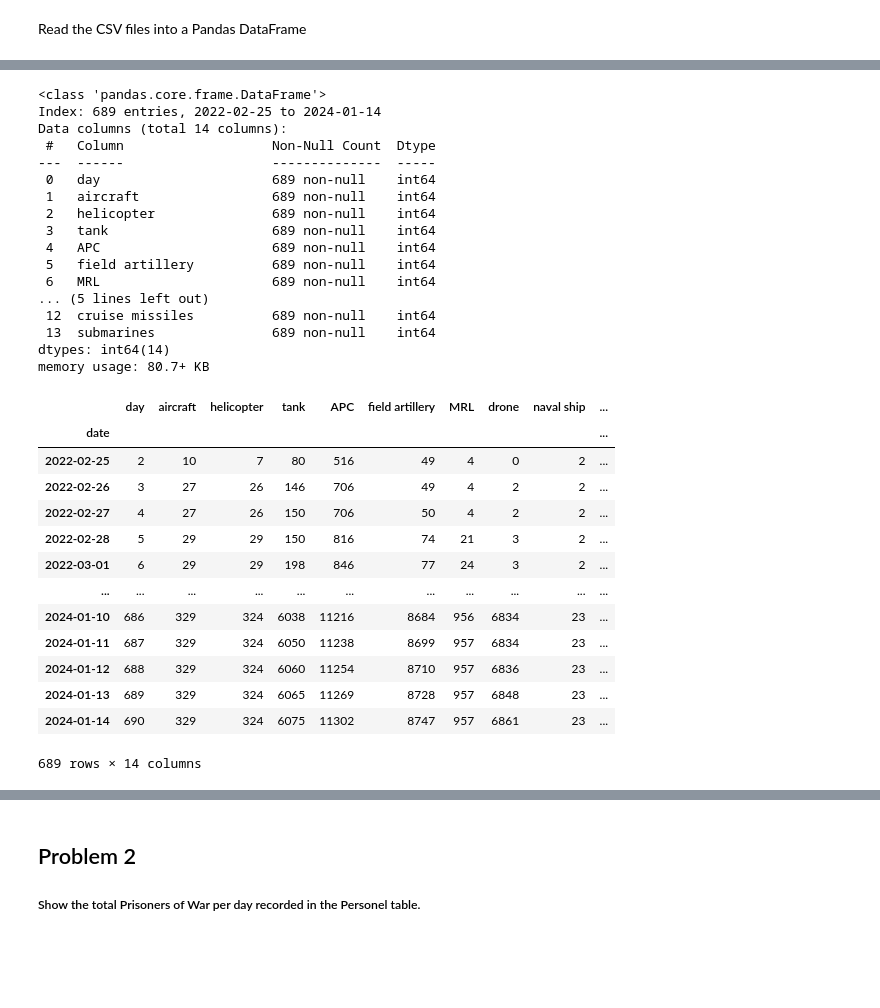
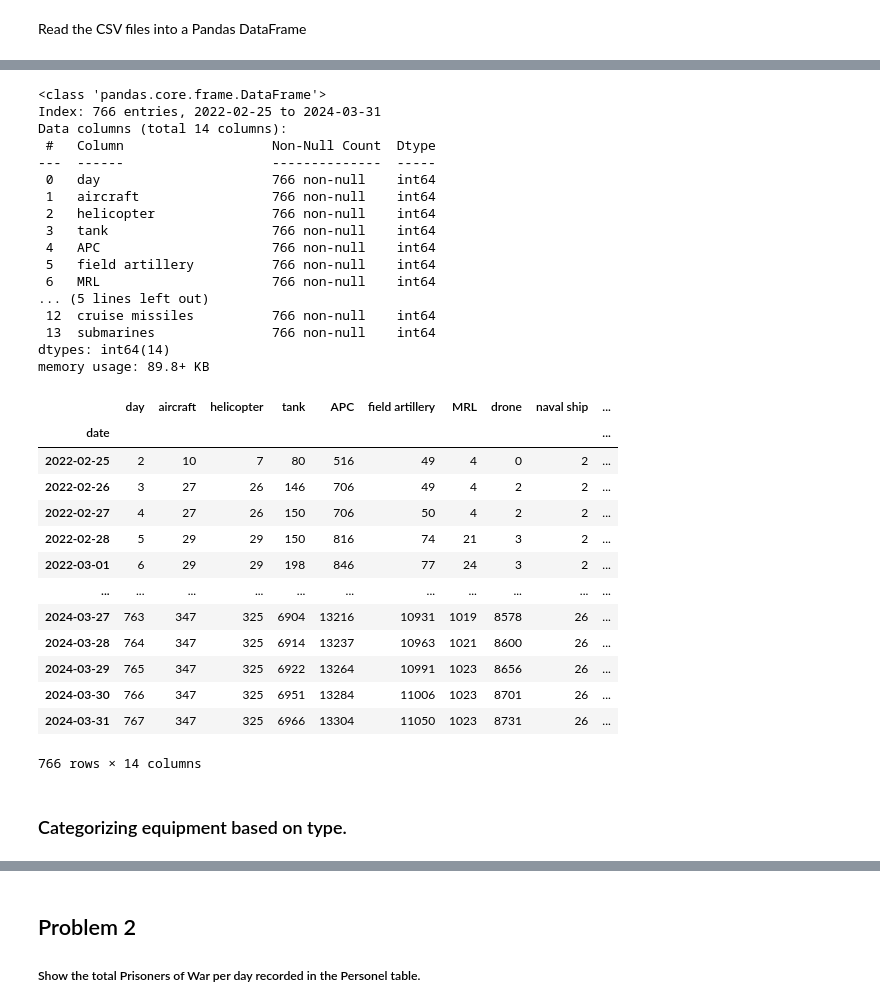
Before and after one commit to Sonya-7/Russian_Invasion_of_Ukraine, a Jupyter notebook: russian-invasion-of-ukraine.ipynb, the cells around one changed output, grey strips where cells are left out. Cells and saved outputs as stored; diff of their text form; code cells hidden in the pictures; blank space fills up the shorter version.

```diff
--- a/russian-invasion-of-ukraine.ipynb
+++ b/russian-invasion-of-ukraine.ipynb
@@ -37,3 +37,5 @@ Read the CSV files into a Pandas DataFrame
 # %%
 russian_personnel = pd.read_csv('../input/2022-ukraine-russian-war/russia_losses_personnel.csv')
 russian_equipment = pd.read_csv('../input/2022-ukraine-russian-war/russia_losses_equipment.csv')
+russian_equipment_adj = pd.read_csv('../input/2022-ukraine-russian-war/russia_losses_equipment_correction.csv')
+print('import complete'.title())
@@ -143,0 +213,18 @@ russian_equipment.isnull()
+# %%
+# merge equipment cells to account for corrections in counts
+merged_df=pd.merge(russian_equipment, russian_equipment_adj, on='date', how='left')
+merged_df.fillna(0, inplace=True)
+
+# Add the numerical values from common columns together
+common_columns=list(russian_equipment_adj.columns.drop(['day','date']))
+for col in common_columns:
+    if col + '_x' in merged_df.columns and col + '_y' in merged_df.columns:
+        merged_df[col] = merged_df[col + '_x'] + merged_df[col + '_y']
+
+# Drop the original columns after adding their values
+merged_df.drop([col + '_x' for col in common_columns]
+               + [col + '_y' for col in common_columns]
+               + ['day_y'], axis=1, inplace=True)
+
+# Check to see if data is corrected
+merged_df[merged_df['date'].isin(list(russian_equipment_adj['date']))]
@@ -143,0 +236,5 @@ russian_equipment.isnull()
+# %%
+# corrected data used to replace original equipment data
+russian_equipment = merged_df[::-1]
+
+russian_equipment.head(10)
@@ -144,6 +268,5 @@ russian_equipment.isnull()
 # %%
-#fill empty spaces in Dataframe with zeroes and set index for sorting by date.
-russian_equipment.fillna(0, inplace=True)
+#set index for sorting by date.
 russian_equipment.set_index('date', inplace=True)
 russian_equipment.info()
 # %% [output]
@@ -167,44 +311,52 @@ memory usage: 102.3+ KB
 # %%
-#Consolidating repetitive columns and deleting blank ones
-russian_equipment['vehicles and fuel tanks'] += russian_equipment['fuel tank']
-russian_equipment['special equipment'] += russian_equipment['military auto']
+# Set the pandas option to suppress the warning *update later*
+pd.set_option('mode.chained_assignment', None)
 
-russian_equipment.drop(columns={'mobile SRBM system', 'fuel tank', 'military auto', 'greatest losses direction'}, inplace=True)
+# Consolidating repetitive columns (according to the dataset updates) and deleting blank ones
+russian_equipment.loc[:,'vehicles and fuel tanks'] += (russian_equipment.loc[:,'fuel tank']
+                                             + russian_equipment.loc[:,'military auto'])
+russian_equipment.loc[:,'cruise missiles'] += russian_equipment.loc[:,'mobile SRBM system']
 
-#Change all remaining numeric data to type int
+russian_equipment.drop(columns={'fuel tank', 'military auto', 'mobile SRBM system'
+                                , 'greatest losses direction'}, inplace=True)
+russian_equipment.rename({'day_x':'day'}, axis=1, inplace=True)
+
+#Change all remaining numeric data to type integer
 russian_equipment = russian_equipment.astype(int)
 russian_equipment.info()
 russian_equipment
 # %% [output]
 <class 'pandas.core.frame.DataFrame'>
-Index: 689 entries, 2022-02-25 to 2024-01-14
+Index: 766 entries, 2022-02-25 to 2024-03-31
 Data columns (total 14 columns):
  #   Column                   Non-Null Count  Dtype
 ---  ------                   --------------  -----
- 0   day                      689 non-null    int64
- 1   aircraft                 689 non-null    int64
- 2   helicopter               689 non-null    int64
- 3   tank                     689 non-null    int64
- 4   APC                      689 non-null    int64
- 5   field artillery          689 non-null    int64
- 6   MRL                      689 non-null    int64
+ 0   day                      766 non-null    int64
+ 1   aircraft                 766 non-null    int64
+ 2   helicopter               766 non-null    int64
+ 3   tank                     766 non-null    int64
+ 4   APC                      766 non-null    int64
+ 5   field artillery          766 non-null    int64
+ 6   MRL                      766 non-null    int64
 ... (5 lines left out)
- 12  cruise missiles          689 non-null    int64
- 13  submarines               689 non-null    int64
+ 12  cruise missiles          766 non-null    int64
+ 13  submarines               766 non-null    int64
 dtypes: int64(14)
-memory usage: 80.7+ KB
+memory usage: 89.8+ KB
 |  | day | aircraft | helicopter | tank | APC | field artillery | MRL | drone | naval ship | ... |
 | date |  |  |  |  |  |  |  |  |  | ... |
 | 2022-02-25 | 2 | 10 | 7 | 80 | 516 | 49 | 4 | 0 | 2 | ... |
 | 2022-02-26 | 3 | 27 | 26 | 146 | 706 | 49 | 4 | 2 | 2 | ... |
 | 2022-02-27 | 4 | 27 | 26 | 150 | 706 | 50 | 4 | 2 | 2 | ... |
 | 2022-02-28 | 5 | 29 | 29 | 150 | 816 | 74 | 21 | 3 | 2 | ... |
 | 2022-03-01 | 6 | 29 | 29 | 198 | 846 | 77 | 24 | 3 | 2 | ... |
 | ... | ... | ... | ... | ... | ... | ... | ... | ... | ... | ... |
-| 2024-01-10 | 686 | 329 | 324 | 6038 | 11216 | 8684 | 956 | 6834 | 23 | ... |
-| 2024-01-11 | 687 | 329 | 324 | 6050 | 11238 | 8699 | 957 | 6834 | 23 | ... |
-| 2024-01-12 | 688 | 329 | 324 | 6060 | 11254 | 8710 | 957 | 6836 | 23 | ... |
-| 2024-01-13 | 689 | 329 | 324 | 6065 | 11269 | 8728 | 957 | 6848 | 23 | ... |
-| 2024-01-14 | 690 | 329 | 324 | 6075 | 11302 | 8747 | 957 | 6861 | 23 | ... |
+| 2024-03-27 | 763 | 347 | 325 | 6904 | 13216 | 10931 | 1019 | 8578 | 26 | ... |
+| 2024-03-28 | 764 | 347 | 325 | 6914 | 13237 | 10963 | 1021 | 8600 | 26 | ... |
+| 2024-03-29 | 765 | 347 | 325 | 6922 | 13264 | 10991 | 1023 | 8656 | 26 | ... |
+| 2024-03-30 | 766 | 347 | 325 | 6951 | 13284 | 11006 | 1023 | 8701 | 26 | ... |
+| 2024-03-31 | 767 | 347 | 325 | 6966 | 13304 | 11050 | 1023 | 8731 | 26 | ... |
-689 rows × 14 columns
+766 rows × 14 columns
+# %% [markdown]
+### Categorizing equipment based on type.
 # %%
```
Also changed, not shown: parts of 48 cells of this notebook.
